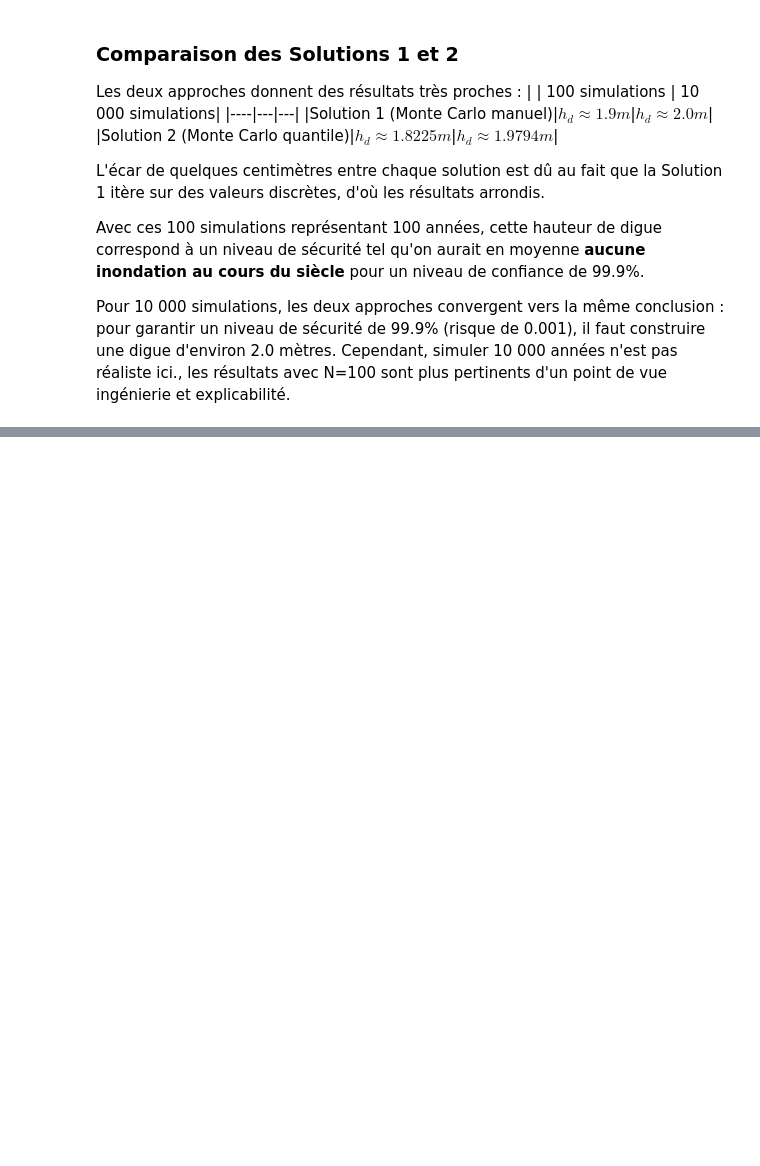
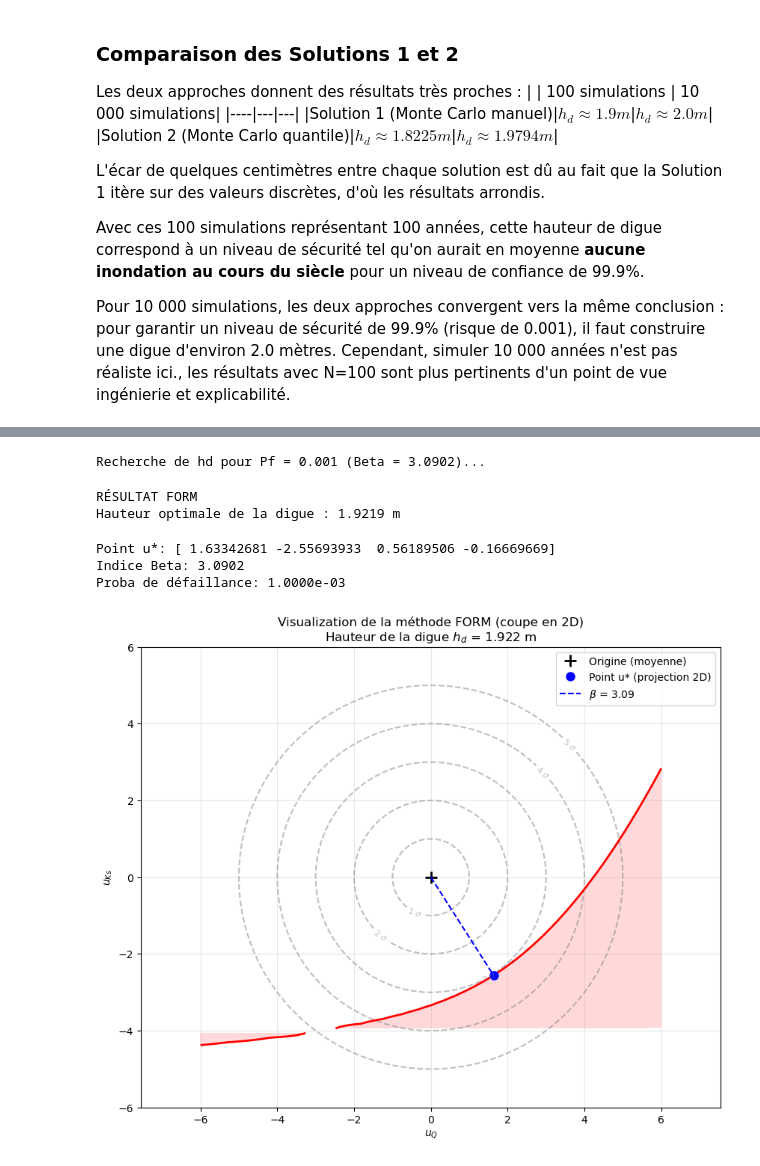
Before and after one commit to ThomasAPRichard/Fiabilite, a Jupyter notebook: Fiabilite_2emeApproche.ipynb, the cells around one changed output, grey strips where cells are left out. Cells and saved outputs as stored; diff of their text form; code cells hidden in the pictures; blank space fills up the shorter version.

Commit message:
solution FORM pour la 2eme approche

```diff
--- a/Fiabilite_2emeApproche.ipynb
+++ b/Fiabilite_2emeApproche.ipynb
@@ -202,0 +296,66 @@ Contrairement à Monte Carlo, FORM calcule la probabilité de défaillance $P_f$
+# %%
+risque_objet = 1e-3  # 0.001
+hd_form, beta, u_star = find_hd_form(risque_objet)
+
+print(f"\nRÉSULTAT FORM")
+print(f"Hauteur optimale de la digue : {hd_form:.4f} m")
+# %% [output]
+Recherche de hd pour Pf = 0.001 (Beta = 3.0902)...
+RÉSULTAT FORM
+Hauteur optimale de la digue : 1.9219 m
+# %%
+beta = np.linalg.norm(u_star)
+pf_form = norm.cdf(-beta)
+
+print(f"Point u*: {u_star}")
+print(f"Indice Beta: {beta:.4f}")
+print(f"Proba de défaillance: {pf_form:.4e}")
+
+# Visu 2D (Coupe dans le plan Q - Ks)
+# On fixe (Zv, Zm) en leur valeurs dans le point u*
+def limit_state_2d_slice(uq, uks):
+    # On crée un vecteur u complet utilisant les valeurs fixes Zv y Zm
+    u_full = np.array([uq, uks, u_star[2], u_star[3]])
+    return limit_state_function(u_full, hd_form)
+
+grid_range = max(6.0, beta + 1) # Rang dynamique en dépendant de beta
+x = np.linspace(-grid_range, grid_range, 100)
+y = np.linspace(-grid_range, grid_range, 100)
+X, Y = np.meshgrid(x, y)
+Z = np.zeros_like(X)
+
+# Calculer G(u) pour chaque point de la maille
+for i in range(X.shape[0]):
+    for j in range(X.shape[1]):
+        Z[i, j] = limit_state_2d_slice(X[i, j], Y[i, j])
+
+plt.figure(figsize=(10, 8))
+#Contours de proba
+R = np.sqrt(X**2 + Y**2)
+contours = plt.contour(X, Y, R, levels=[1, 2, 3, 4, 5], colors='gray', linestyles='dashed', alpha=0.5)
+plt.clabel(contours, inline=True, fontsize=8, fmt='%1.0f $\sigma$')
+
+# Fill la zone de défaillance (G < 0)
+plt.contourf(X, Y, Z, levels=[-100, 0], colors=['red'], alpha=0.15)
+plt.contour(X, Y, Z, levels=[0], colors='red', linewidths=2)
+
+# Origine
+plt.plot(0, 0, 'k+', markersize=12, markeredgewidth=2, label='Origine (moyenne)')
+# u* (projection en 2D)
+plt.plot(u_star[0], u_star[1], 'bo', markersize=8, label='Point u* (projection 2D)')
+# Beta
+plt.plot([0, u_star[0]], [0, u_star[1]], 'b--', label=f'$\\beta$ = {beta:.2f}')
+
+plt.xlabel('$u_Q$')
+plt.ylabel('$u_{Ks}$')
+plt.title(f'Visualization de la méthode FORM (coupe en 2D)\nHauteur de la digue $h_d$ = {hd_form:.4} m')
+plt.legend(loc='upper right')
+plt.grid(True, alpha=0.3)
+plt.axis('equal')
+
+plt.show()
+# %% [output]
+Point u*: [ 1.63342681 -2.55693933  0.56189506 -0.16669669]
+Indice Beta: 3.0902
+Proba de défaillance: 1.0000e-03
+[figure, added]
```
Also changed, not shown: parts of 5 cells of this notebook.
